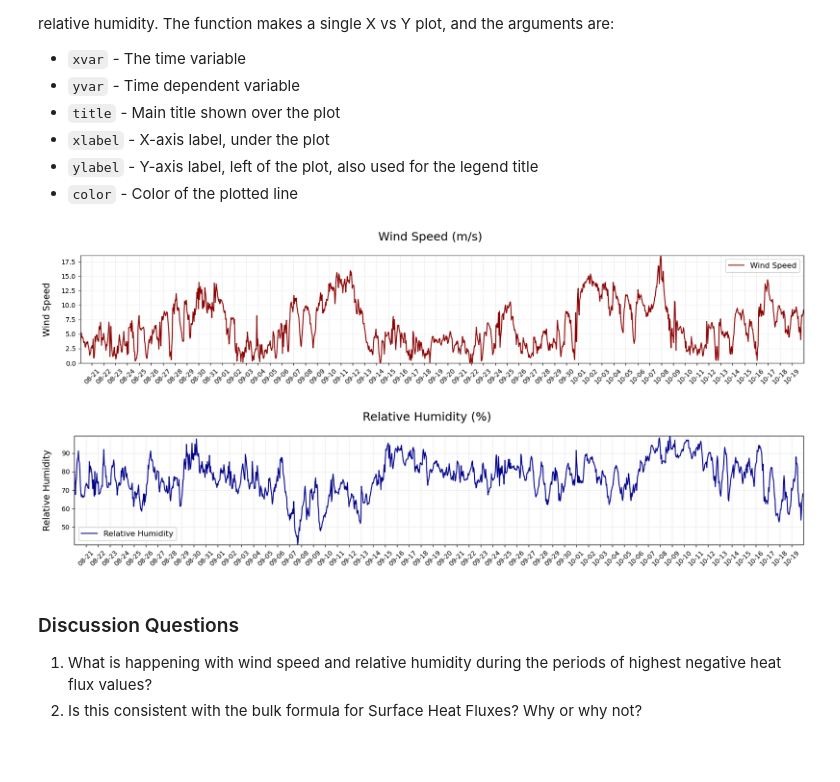
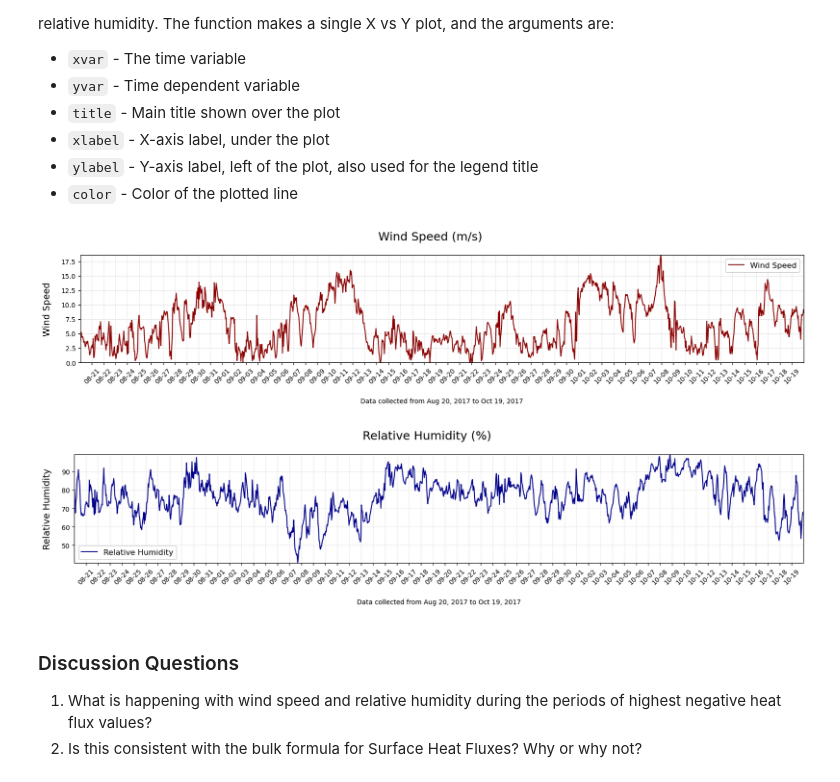
Before and after one commit to l3-hpc/heat-flux-lab, a Jupyter notebook: Surface_Heat_Fluxes.ipynb, the cells around one changed output. Drawn from its saved outputs; the diff is of its cells as text; code cells hidden in the pictures; blank space fills up the shorter version.

```diff
--- a/Surface_Heat_Fluxes.ipynb
+++ b/Surface_Heat_Fluxes.ipynb
@@ -468,12 +504,12 @@ Using the `single_plot (xvar, yvar, title, xlabel, ylabel, color)` function, plo
 - `color` - Color of the plotted line
 # %%
 #Make a timeseries plot of wind speed (Vm)
-single_plot(Time,df['Vm'],'Wind Speed (m/s)', 'Time', 'Wind Speed', 'darkred')
+single_timeplot(Time,df['Vm'],'Wind Speed (m/s)', 'Wind Speed', 'darkred')
 #Make a timeseries plot of relative humidity (RH)
-single_plot(Time,df['RH'],'Relative Humidity (%)', 'Time', 'Relative Humidity', 'darkblue')
+single_timeplot(Time,df['RH'],'Relative Humidity (%)', 'Relative Humidity', 'darkblue')
 # %% [output]
-[figure, old version]
+[figure, new version]
-[figure, old version]
+[figure, new version]
 # %% [markdown]
 ### Discussion Questions
 1. What is happening with wind speed and relative humidity during the periods of highest negative heat flux values?
```
Also changed, not shown: parts of 25 cells of this notebook, 1 other file.
